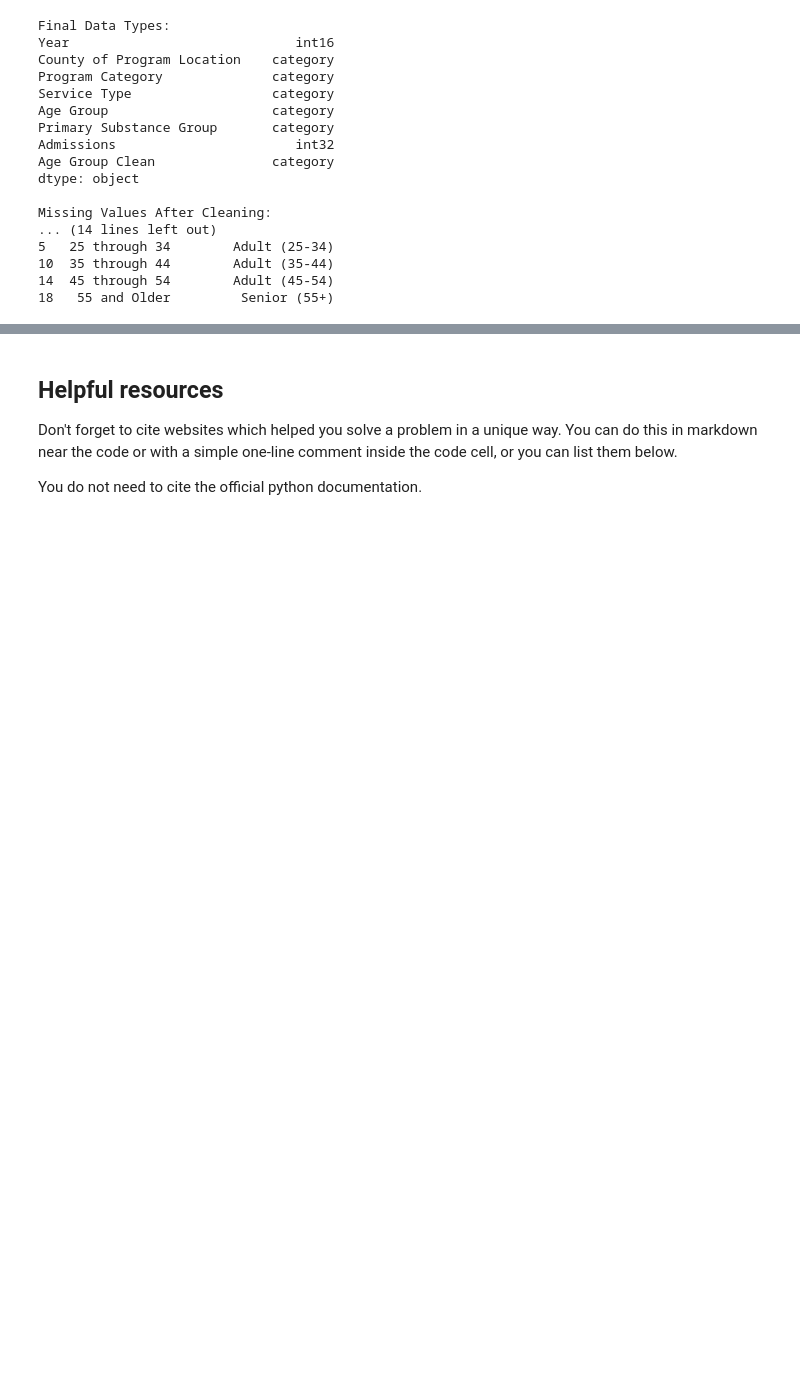
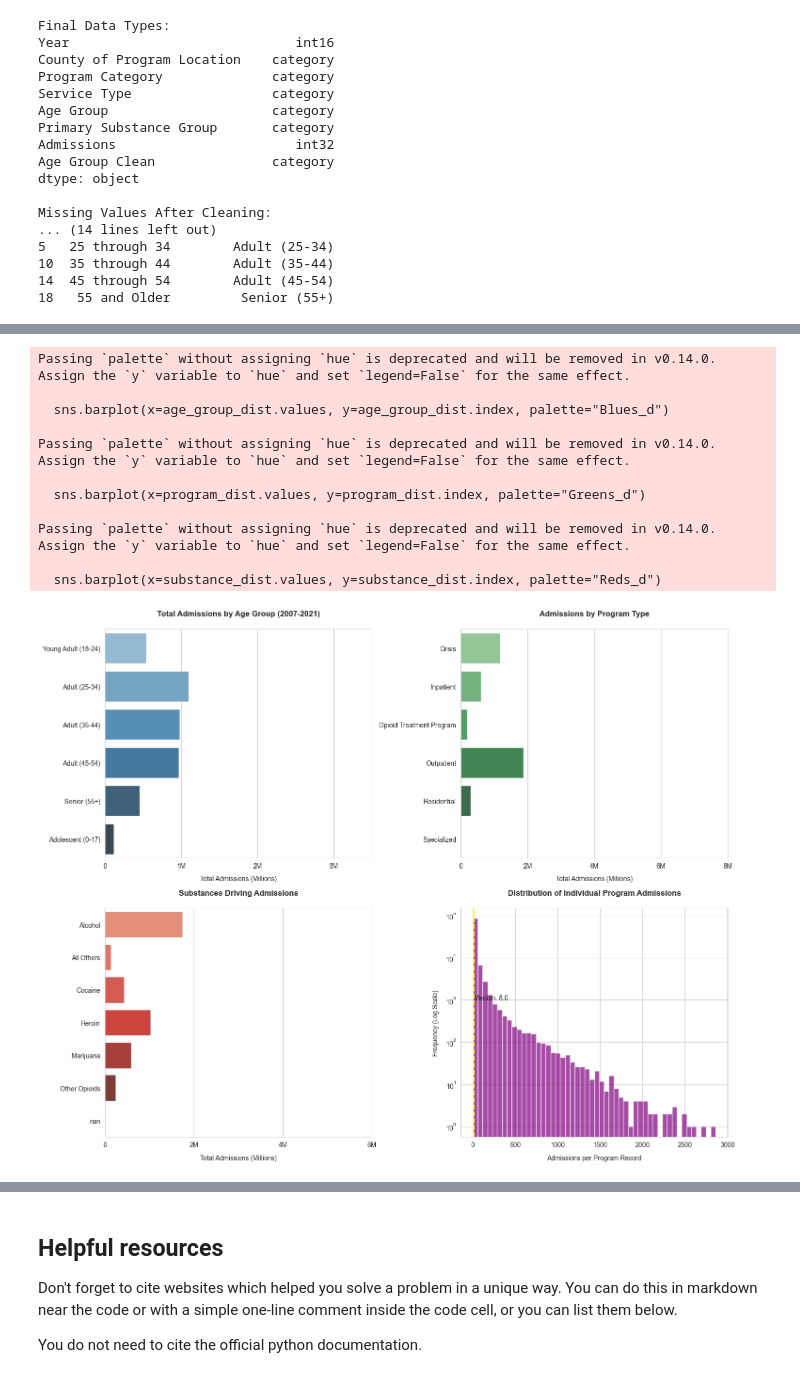
Before and after one commit to DavidYu75/ds3000-assignments, a Jupyter notebook: DS3000.A4.David.Yu.ipynb, the cells around one changed output, grey strips where cells are left out. Saved outputs shown, nothing was run; the diff lists cells and outputs as text; code cells hidden in the pictures; blank space fills up the shorter version.

```diff
--- a/DS3000.A4.David.Yu.ipynb
+++ b/DS3000.A4.David.Yu.ipynb
@@ -116,0 +120,51 @@ Missing Values After Cleaning:
+# %%
+%pip install seaborn
+import matplotlib.pyplot as plt
+import seaborn as sns
+
+# style
+sns.set_style("whitegrid")
+plt.figure(figsize=(15, 12))
+
+# 1. Age Group Distribution
+plt.subplot(2, 2, 1)
+age_group_dist = df.groupby('Age Group Clean', observed=True)['Admissions'].sum().sort_values(ascending=False)
+sns.barplot(x=age_group_dist.values, y=age_group_dist.index, palette="Blues_d")
+plt.title("Total Admissions by Age Group (2007-2021)", pad=20, weight='bold')
+plt.xlabel("Total Admissions (Millions)", labelpad=10)
+plt.ylabel("")
+plt.xlim(0, 3_500_000)
+plt.xticks(ticks=[0, 1e6, 2e6, 3e6], labels=['0', '1M', '2M', '3M'])
+
+# 2. Program Category Distribution
+plt.subplot(2, 2, 2)
+program_dist = df.groupby('Program Category', observed=True)['Admissions'].sum().sort_values(ascending=False)
+sns.barplot(x=program_dist.values, y=program_dist.index, palette="Greens_d")
+plt.title("Admissions by Program Type", pad=20, weight='bold')
+plt.xlabel("Total Admissions (Millions)", labelpad=10)
+plt.ylabel("")
+plt.xlim(0, 8_000_000)
+plt.xticks(ticks=[0, 2e6, 4e6, 6e6, 8e6], labels=['0', '2M', '4M', '6M', '8M'])
+
+# 3. Primary Substance Group
+plt.subplot(2, 2, 3)
+substance_dist = df.groupby('Primary Substance Group', observed=True)['Admissions'].sum().sort_values(ascending=False)
+sns.barplot(x=substance_dist.values, y=substance_dist.index, palette="Reds_d")
+plt.title("Substances Driving Admissions", pad=20, weight='bold')
+plt.xlabel("Total Admissions (Millions)", labelpad=10)
+plt.ylabel("")
+plt.xlim(0, 6_000_000)
+plt.xticks(ticks=[0, 2e6, 4e6, 6e6], labels=['0', '2M', '4M', '6M'])
+
+# 4. Admissions Distribution
+plt.subplot(2, 2, 4)
+plt.hist(df['Admissions'], bins=50, color='purple', alpha=0.7, log=True)
+plt.title("Distribution of Individual Program Admissions", pad=20, weight='bold')
+plt.xlabel("Admissions per Program Record", labelpad=10)
+plt.ylabel("Frequency (Log Scale)", labelpad=10)
+plt.axvline(df['Admissions'].median(), color='yellow', linestyle='dashed', linewidth=2)
+plt.text(df['Admissions'].median()+5, 1000, f'Median: {df["Admissions"].median()}', rotation=0)
+
+plt.tight_layout()
+plt.show()
+# %% [output]
@@ -116,0 +190,12 @@ Missing Values After Cleaning:
+Passing `palette` without assigning `hue` is deprecated and will be removed in v0.14.0. Assign the `y` variable to `hue` and set `legend=False` for the same effect.
+
+  sns.barplot(x=age_group_dist.values, y=age_group_dist.index, palette="Blues_d")
+
+Passing `palette` without assigning `hue` is deprecated and will be removed in v0.14.0. Assign the `y` variable to `hue` and set `legend=False` for the same effect.
+
+  sns.barplot(x=program_dist.values, y=program_dist.index, palette="Greens_d")
+
+Passing `palette` without assigning `hue` is deprecated and will be removed in v0.14.0. Assign the `y` variable to `hue` and set `legend=False` for the same effect.
+
+  sns.barplot(x=substance_dist.values, y=substance_dist.index, palette="Reds_d")
+[figure, added]
```
Also changed, not shown: parts of 3 cells of this notebook.
